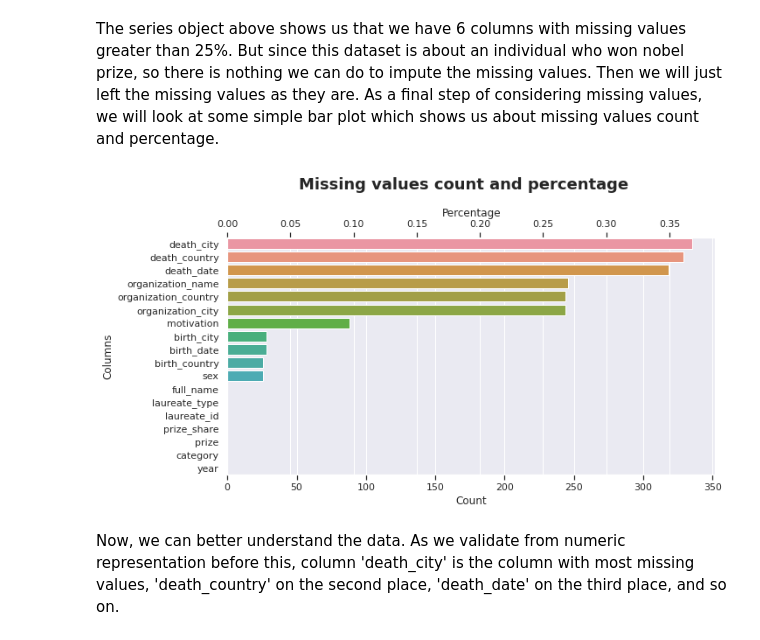
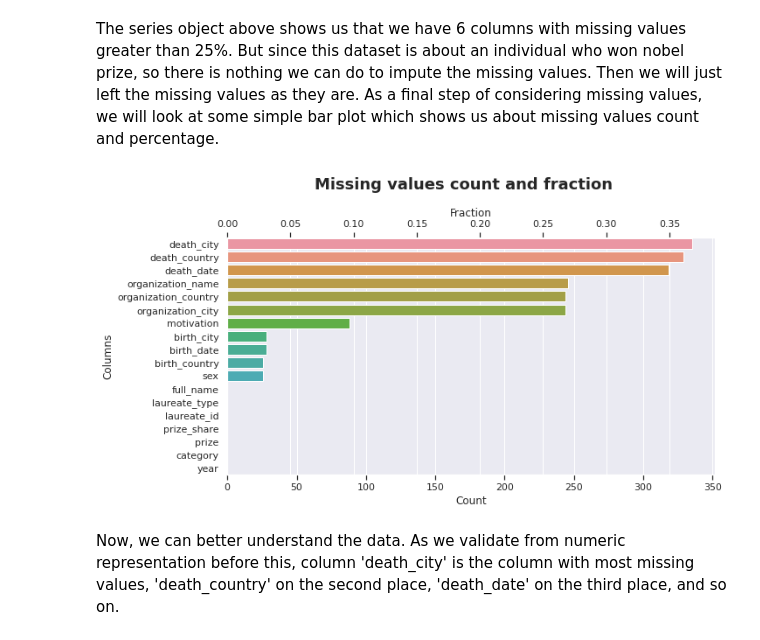
Before and after one commit to agusrichard/data-science-learning-projects, a Jupyter notebook: Nobel Prize Winners/exploratory_data_analysis.ipynb, the cells around one changed output. Saved outputs shown, nothing was run; the diff lists cells and outputs as text; code cells hidden in the pictures.

```diff
--- a/Nobel Prize Winners/exploratory_data_analysis.ipynb
+++ b/Nobel Prize Winners/exploratory_data_analysis.ipynb
@@ -141,18 +141,18 @@ dtype: float64
 The series object above shows us that we have 6 columns with missing values greater than 25%. But since this dataset is about an individual who won nobel prize, so there is nothing we can do to impute the missing values. Then we will just left the missing values as they are. As a final step of considering missing values, we will look at some simple bar plot which shows us about missing values count and percentage.
 # %%
 count = df.isnull().sum().sort_values(ascending=False)
-percentage = df.isnull().mean().sort_values(ascending=False)
+fraction = df.isnull().mean().sort_values(ascending=False)
 # %%
 fig, ax_count = plt.subplots(figsize=[10, 5])
 sns.barplot(x=count.values, y=count.index)
 ax_count.set_xlabel('Count')
 ax_count.set_ylabel('Columns')
-ax_percentage = ax_count.twiny()
-sns.barplot(x=percentage.values, y=percentage.index)
-ax_percentage.set_xlabel('Percentage')
-fig.suptitle('Missing values count and percentage', y=1.07, fontweight='semibold', fontsize=18);
+ax_fraction = ax_count.twiny()
+sns.barplot(x=fraction.values, y=fraction.index)
+ax_fraction.set_xlabel('Fraction')
+fig.suptitle('Missing values count and fraction', y=1.07, fontweight='semibold', fontsize=18);
 # %% [output]
-[figure, old version]
+[figure, new version]
 # %% [markdown]
 Now, we can better understand the data. As we validate from numeric representation before this, column 'death_city' is the column with most missing values, 'death_country' on the second place, 'death_date' on the third place, and so on.
 # %% [markdown]
```
Also changed, not shown: parts of 39 cells of this notebook.
